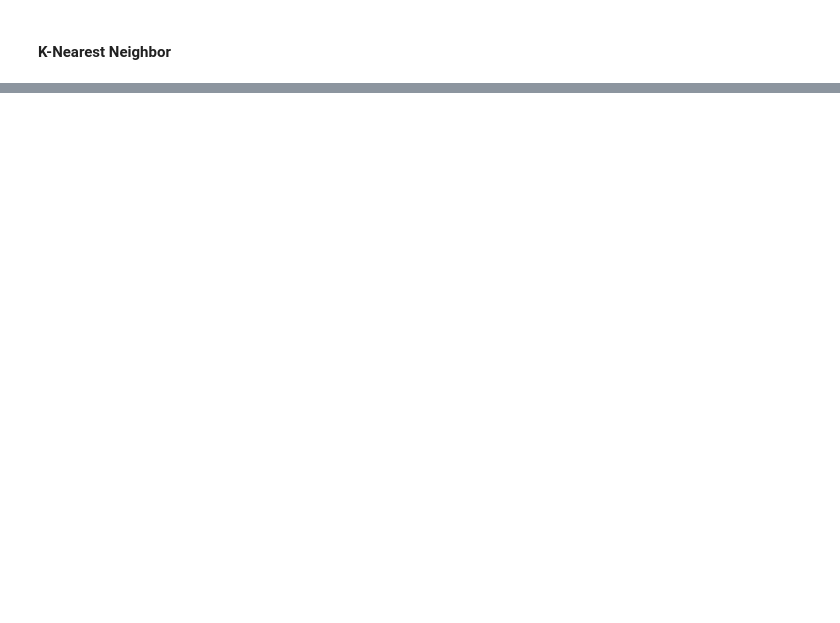
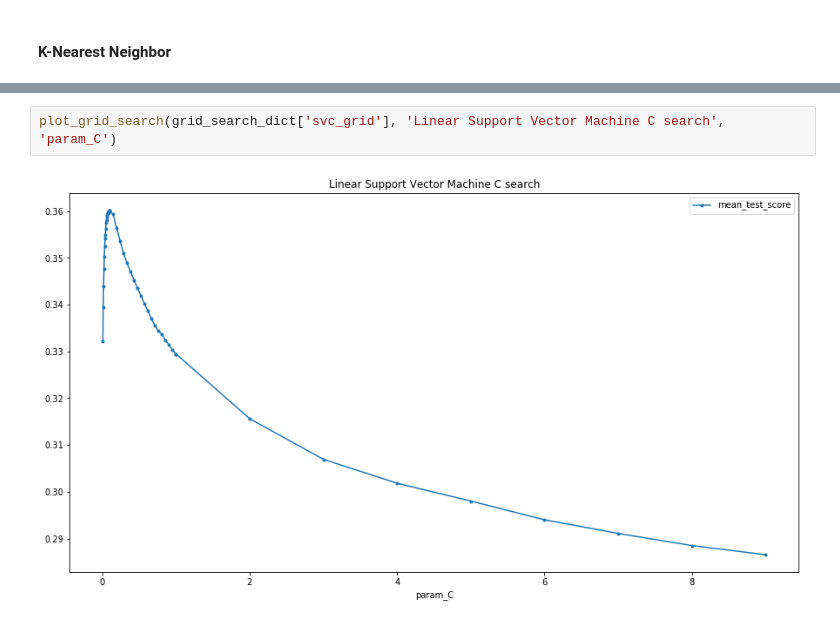
Before and after one commit to bensi94/Classifying-character-sentences-from-the-Simpsons, a Jupyter notebook: Grid search trials.ipynb, the cells around one changed output, grey strips where cells are left out. Drawn from its saved outputs; the diff is of its cells as text; blank space fills up the shorter version.

```diff
--- a/Grid search trials.ipynb
+++ b/Grid search trials.ipynb
@@ -261,0 +270,4 @@ For parameters: {'n_neighbors': 80}
+# %%
+plot_grid_search(grid_search_dict['svc_grid'], 'Linear Support Vector Machine C search', 'param_C')
+# %% [output]
+[figure, added]
```
Also changed, not shown: parts of 8 cells of this notebook.
